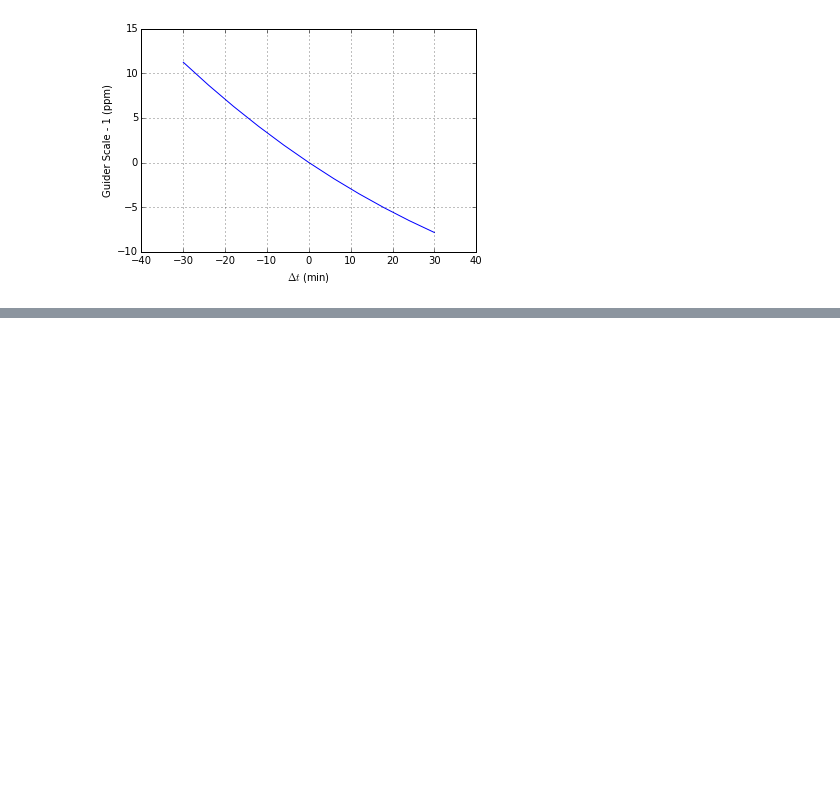
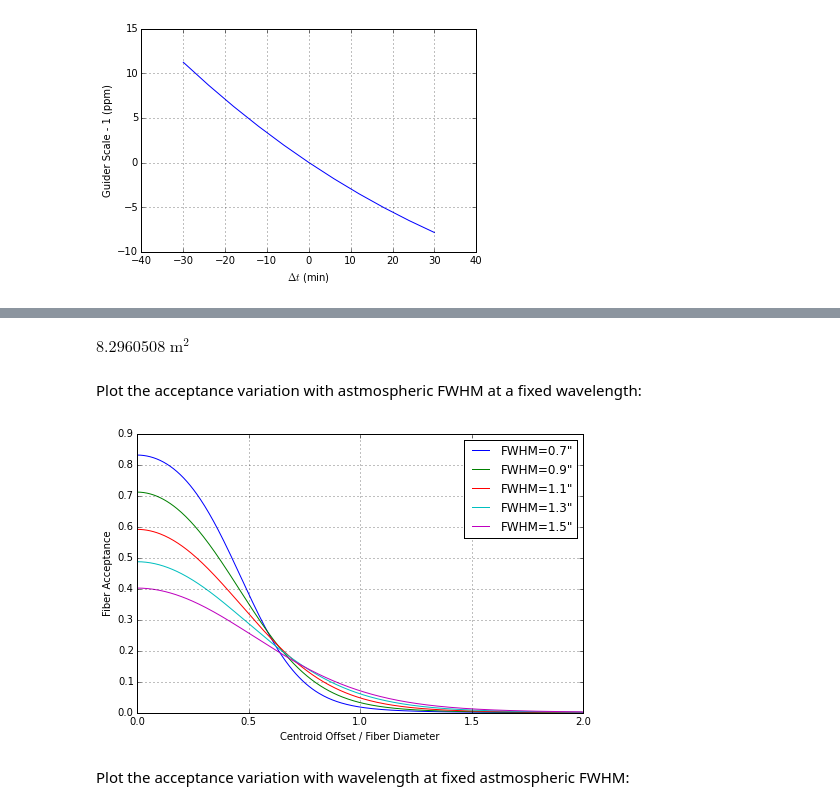
Before and after one commit to desihub/desietcproto, a Jupyter notebook: doc/nb/ETC Calculator.ipynb, the cells around one changed output, grey strips where cells are left out. Cells and saved outputs as stored; diff of their text form; code cells hidden in the pictures; blank space fills up the shorter version.

Commit message:
Add calculations of fiber acceptance vs wavelength and atmospheric fwhm

```diff
--- a/doc/nb/ETC Calculator.ipynb
+++ b/doc/nb/ETC Calculator.ipynb
@@ -286,0 +329,5 @@ p.plot_guide_scale()
+# %%
+t = Telescope(obscuration_area_fraction=0.)
+t.effective_area*t.throughput
+# %% [output]
+$8.2960508 \; \mathrm{m^{2}}$
@@ -286,0 +367,19 @@ p.plot_guide_scale()
+# %% [markdown]
+Plot the acceptance variation with astmospheric FWHM at a fixed wavelength:
+# %%
+def plot_fwhm_acceptance(t,wlen=5400*u.Angstrom,D=1.46*u.arcsec):
+    plt.figure(figsize=(8,5))
+    for fwhm in np.linspace(0.7,1.5,5):
+        psf = t.get_psf(wlen,fwhm*u.arcsec)
+        offsets,acceptance = calculate_fiber_acceptance(D,psf)
+        plt.plot(offsets,acceptance,label=('FWHM=%.1f"'%fwhm))
+    plt.legend()
+    plt.grid()
+    plt.xlabel('Centroid Offset / Fiber Diameter')
+    plt.ylabel('Fiber Acceptance')
+# %%
+plot_fwhm_acceptance(t)
+# %% [output]
+[figure, added]
+# %% [markdown]
+Plot the acceptance variation with wavelength at fixed astmospheric FWHM:
```
Also changed, not shown: parts of 6 cells of this notebook.
